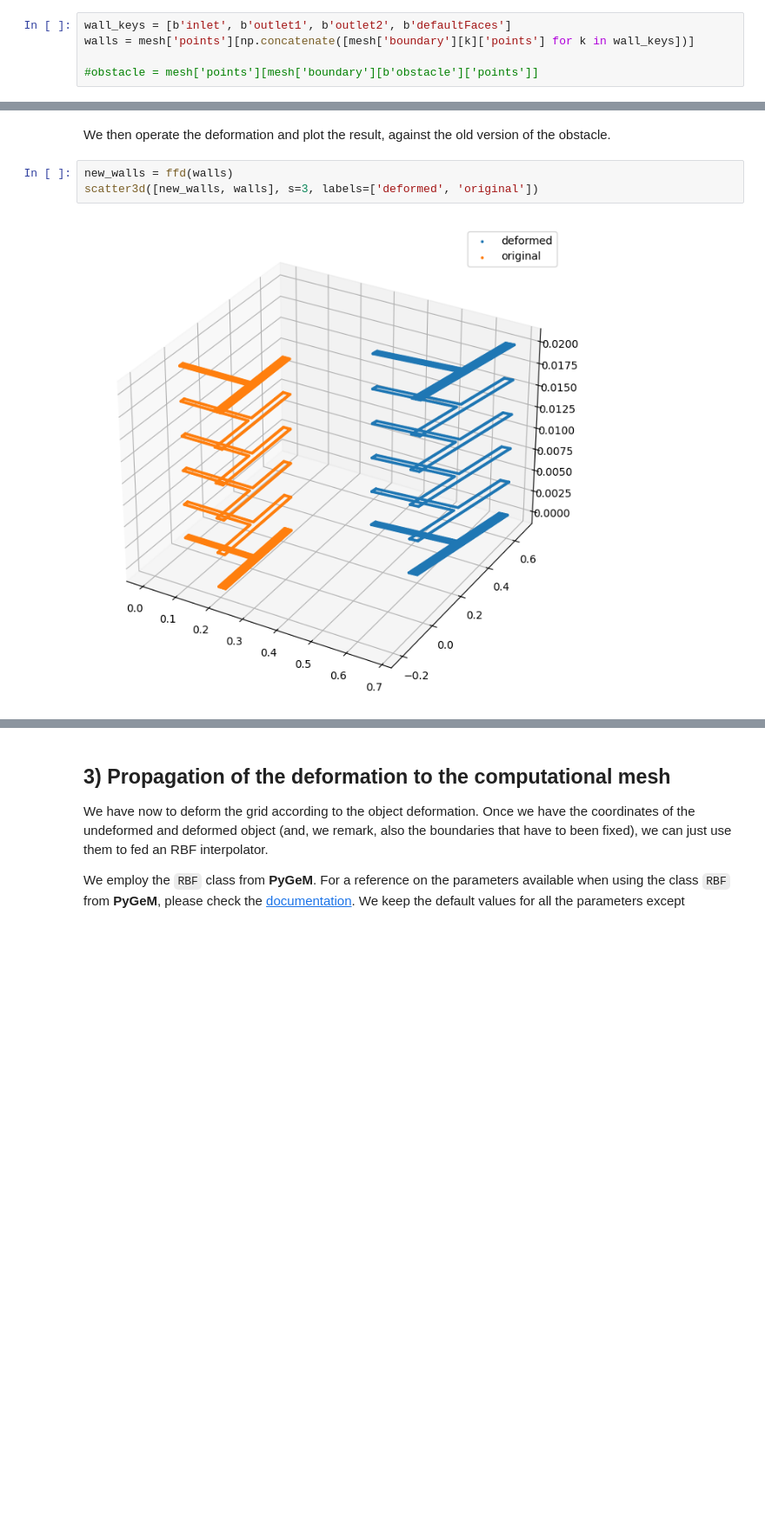
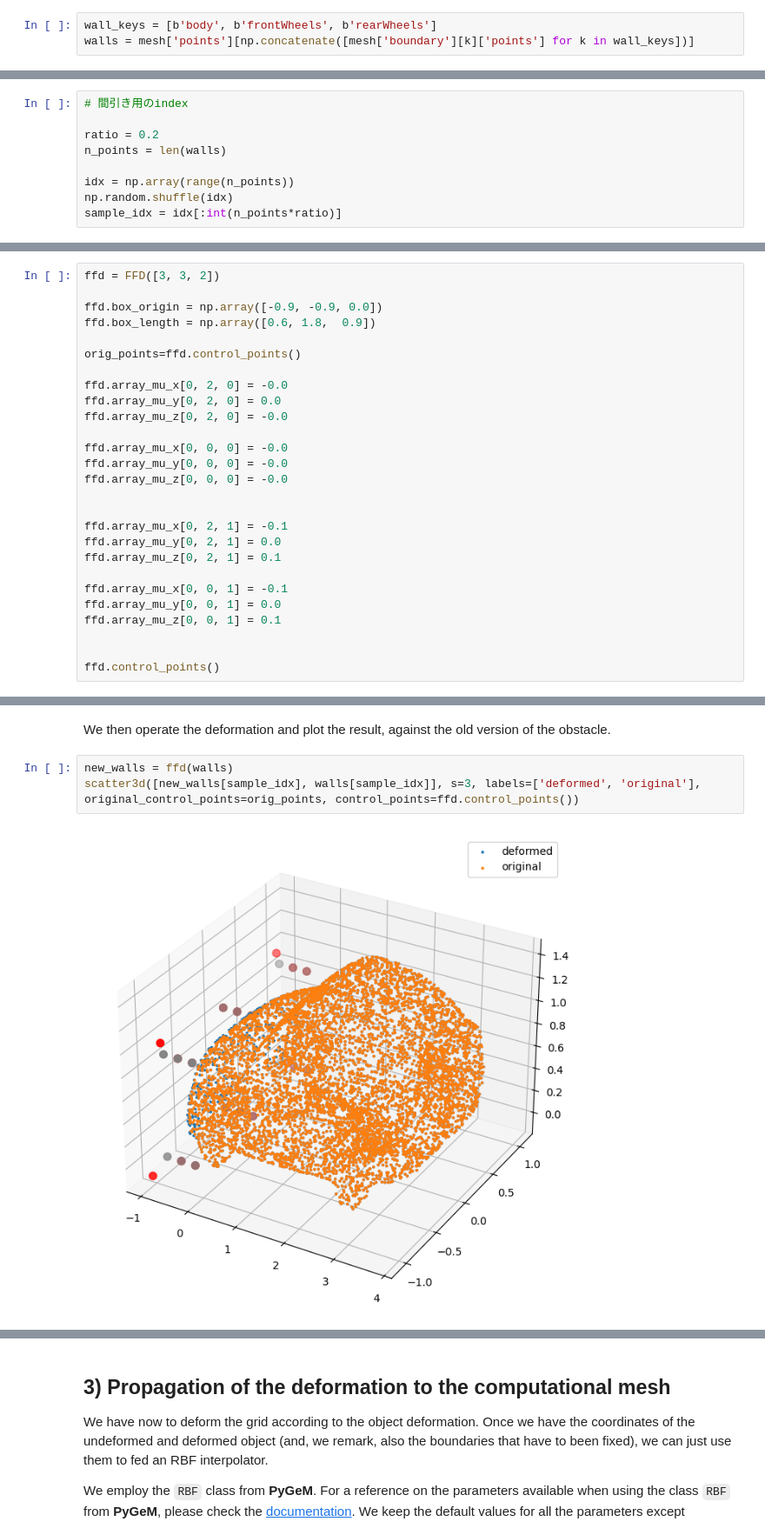
Before and after one commit to nm-dl1212/my_openfoam, a Jupyter notebook: morphing/tutorial-6-ffd-rbf.ipynb, the cells around one changed output, grey strips where cells are left out. Shown: that part at 87% size. Saved outputs shown, nothing was run; the diff lists cells and outputs as text; blank space fills up the shorter version.

```diff
--- a/morphing/tutorial-6-ffd-rbf.ipynb
+++ b/morphing/tutorial-6-ffd-rbf.ipynb
@@ -59,11 +64,18 @@ mesh = openfoam_handler.read('openfoam_mesh')
 # %% [markdown]
 Moreover, the object returned by `read()` contains a list of points for each *boundary*, represented by a list of indexes which refers to `mesh['points']`. We can use these lists to obtain the coordinates of the points which compose the cylinder (which we call *obstacle*) and walls.
 # %%
-wall_keys = [b'inlet', b'outlet1', b'outlet2', b'defaultFaces']
+wall_keys = [b'body', b'frontWheels', b'rearWheels']
 walls = mesh['points'][np.concatenate([mesh['boundary'][k]['points'] for k in wall_keys])]
-
-#obstacle = mesh['points'][mesh['boundary'][b'obstacle']['points']]
 # %% [markdown]
 At this point we can plot the obstacle and the walls using the auxiliary function `scatter3d`:
+# %%
+# 間引き用のindex
+
+ratio = 0.2
+n_points = len(walls)
+
+idx = np.array(range(n_points))
+np.random.shuffle(idx)
+sample_idx = idx[:int(n_points*ratio)]
 # %%
 #scatter3d([obstacle, walls], s=1, labels=['obstacle', 'walls'])
@@ -91,0 +93,27 @@ ffd.array_mu_y[1, 1, 1] = 0.3
+# %%
+ffd = FFD([3, 3, 2])
+
+ffd.box_origin = np.array([-0.9, -0.9, 0.0])
+ffd.box_length = np.array([0.6, 1.8,  0.9])
+
+orig_points=ffd.control_points()
+
+ffd.array_mu_x[0, 2, 0] = -0.0
+ffd.array_mu_y[0, 2, 0] = 0.0
+ffd.array_mu_z[0, 2, 0] = -0.0
+
+ffd.array_mu_x[0, 0, 0] = -0.0
+ffd.array_mu_y[0, 0, 0] = -0.0
+ffd.array_mu_z[0, 0, 0] = -0.0
+
+
+ffd.array_mu_x[0, 2, 1] = -0.1
+ffd.array_mu_y[0, 2, 1] = 0.0
+ffd.array_mu_z[0, 2, 1] = 0.1
+
+ffd.array_mu_x[0, 0, 1] = -0.1
+ffd.array_mu_y[0, 0, 1] = 0.0
+ffd.array_mu_z[0, 0, 1] = 0.1
+
+
+ffd.control_points()
@@ -93,6 +140,6 @@ ffd.array_mu_y[1, 1, 1] = 0.3
 We then operate the deformation and plot the result, against the old version of the obstacle.
 # %%
 new_walls = ffd(walls)
-scatter3d([new_walls, walls], s=3, labels=['deformed', 'original'])
+scatter3d([new_walls[sample_idx], walls[sample_idx]], s=3, labels=['deformed', 'original'], original_control_points=orig_points, control_points=ffd.control_points())
 # %% [output]
-[figure, old version]
+[figure, new version]
```
Also changed, not shown: parts of 6 cells of this notebook, 19 other files.
